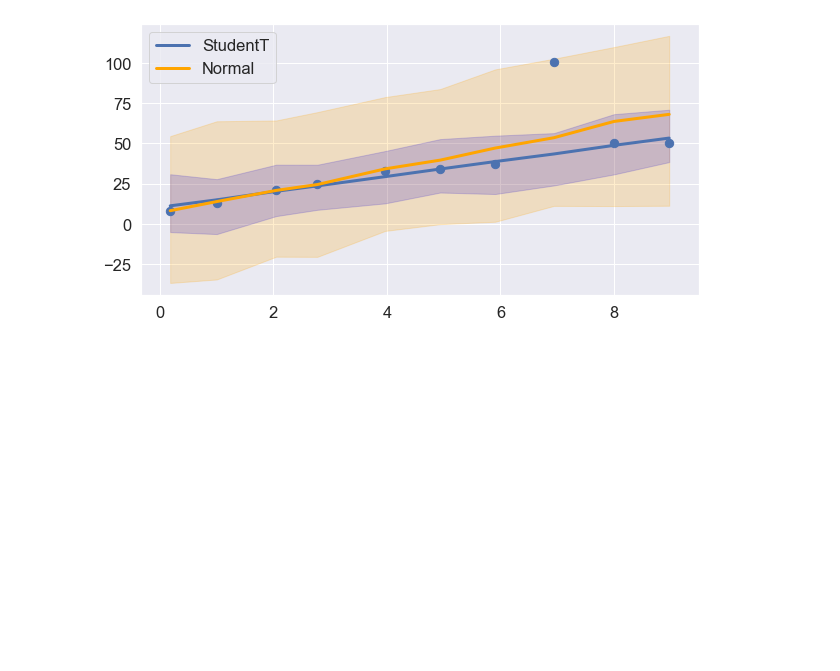
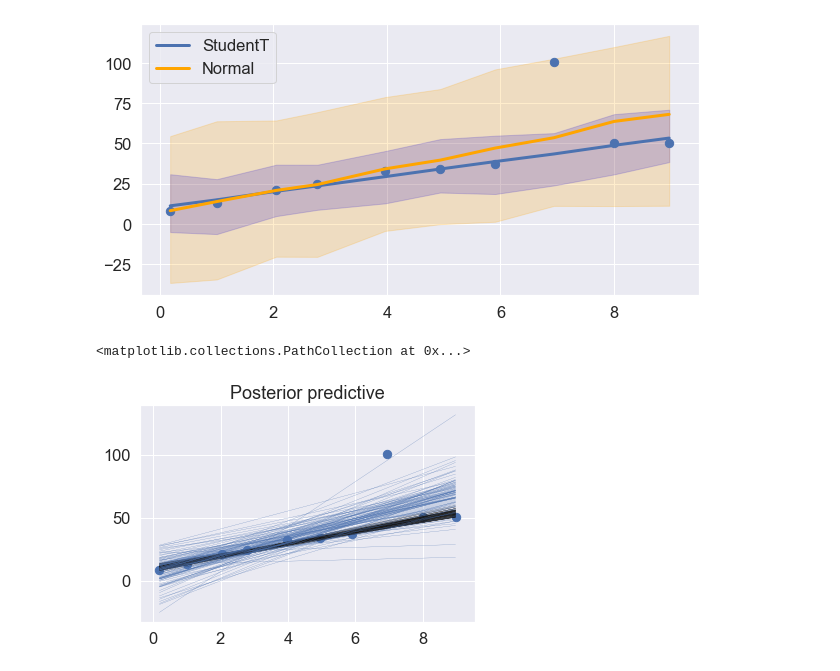
Before and after one commit to balarsen/pymc_learning, a Jupyter notebook: BayesianAnalysisWithPython/Regression.ipynb, the cells around one changed output. Saved outputs shown, nothing was run; the diff lists cells and outputs as text; code cells hidden in the pictures; blank space fills up the shorter version.

```diff
--- a/BayesianAnalysisWithPython/Regression.ipynb
+++ b/BayesianAnalysisWithPython/Regression.ipynb
@@ -318,0 +317,8 @@ pm.sample_posterior_predictive?
+# %%
+pm.plot_posterior_predictive_glm(trace_t, eval=X, samples=100)
+pm.plot_posterior_predictive_glm(trace_n, eval=X, samples=100, color='b')
+
+plt.scatter(X,Y, s=70)
+# %% [output]
+<matplotlib.collections.PathCollection at 0x...>
+[figure, added]
```
Also changed, not shown: parts of 1 cell of this notebook.
